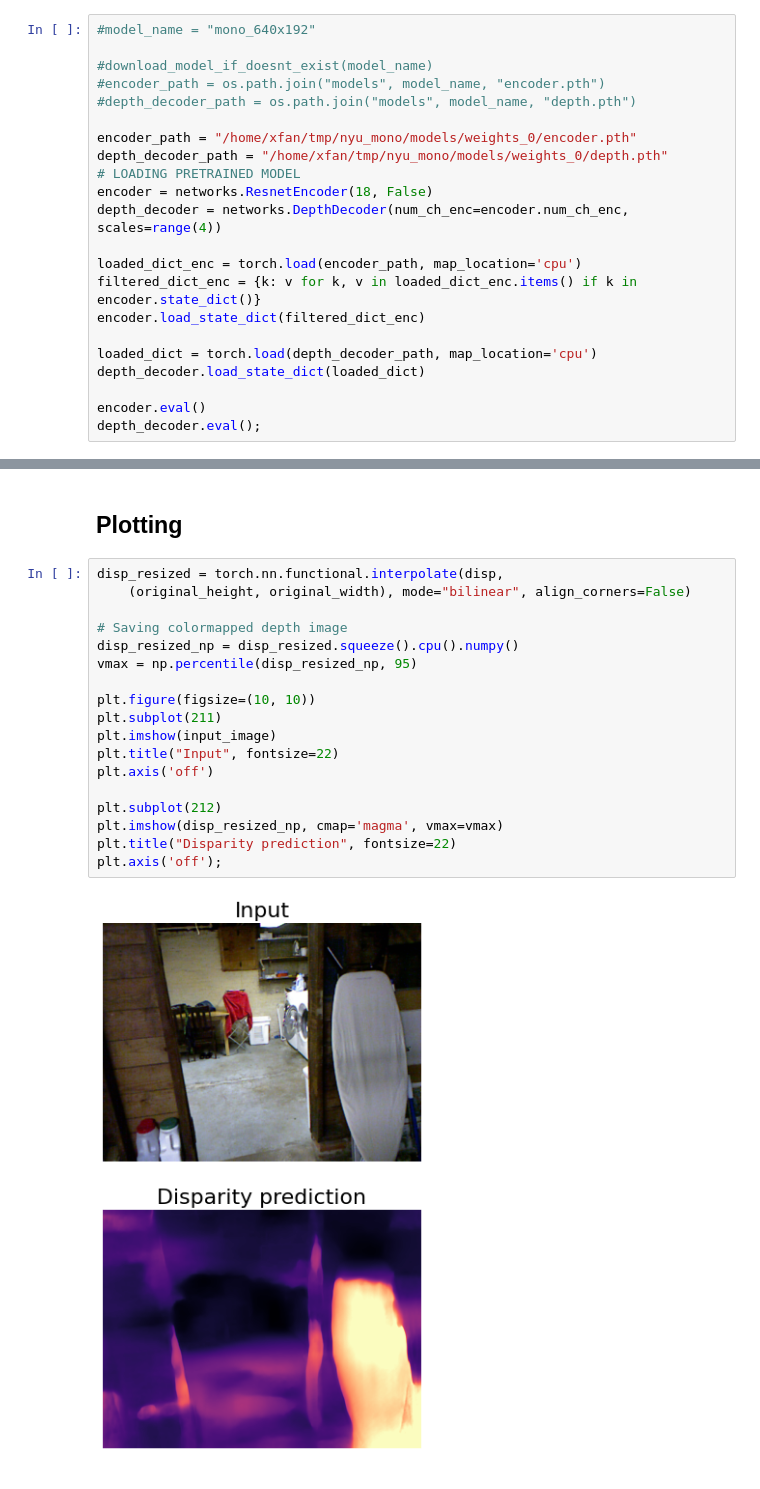
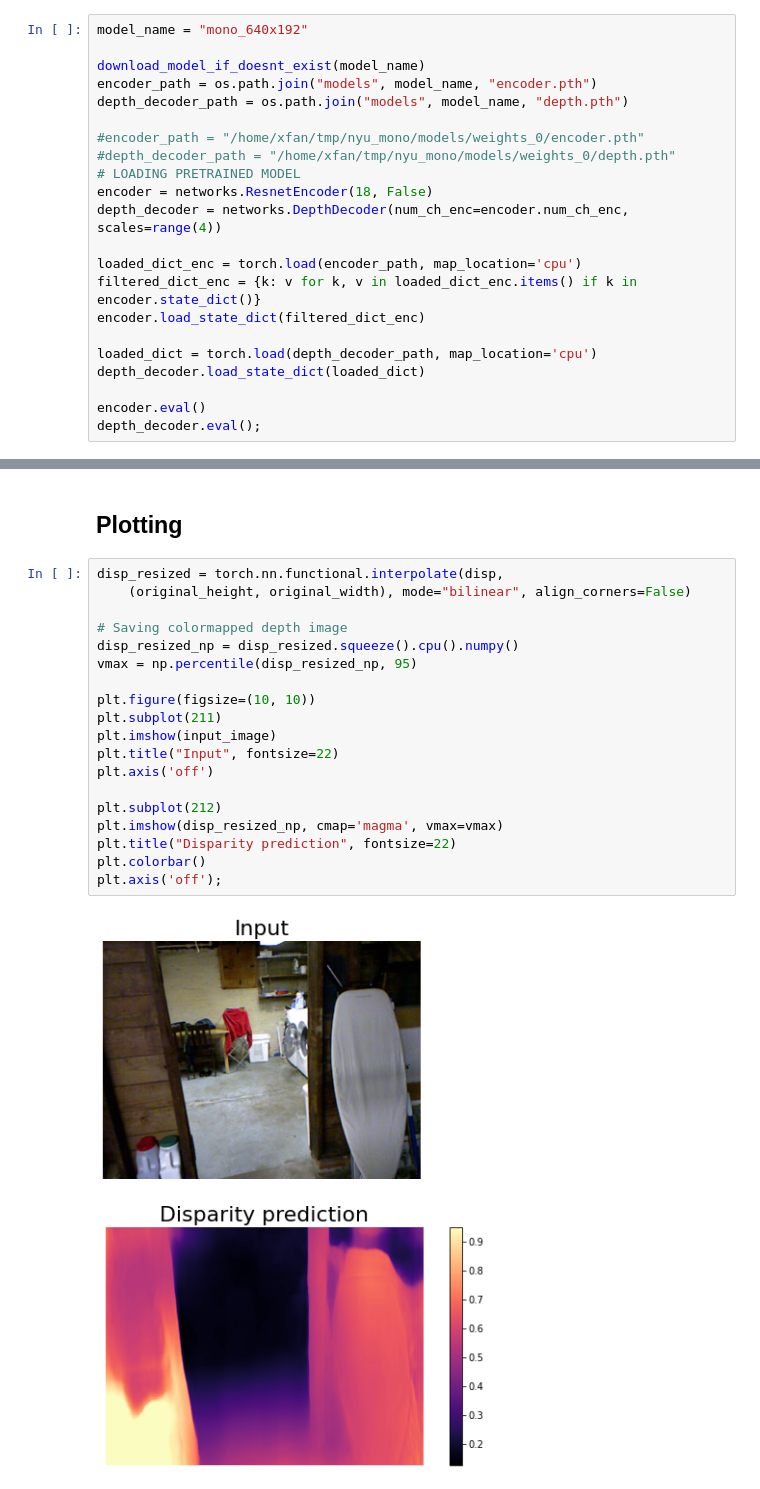
Before and after one commit to fanxiule/depth_estimation, a Jupyter notebook: monodepth2/depth_prediction_example.ipynb, the cells around one changed output, grey strips where cells are left out. Saved outputs shown, nothing was run; the diff lists cells and outputs as text.

```diff
--- a/monodepth2/depth_prediction_example.ipynb
+++ b/monodepth2/depth_prediction_example.ipynb
@@ -24,14 +24,14 @@ from utils import download_model_if_doesnt_exist
 # %% [markdown]
 ## Setting up network and loading weights
 # %%
-#model_name = "mono_640x192"
+model_name = "mono_640x192"
 
-#download_model_if_doesnt_exist(model_name)
-#encoder_path = os.path.join("models", model_name, "encoder.pth")
-#depth_decoder_path = os.path.join("models", model_name, "depth.pth")
+download_model_if_doesnt_exist(model_name)
+encoder_path = os.path.join("models", model_name, "encoder.pth")
+depth_decoder_path = os.path.join("models", model_name, "depth.pth")
 
-encoder_path = "/home/xfan/tmp/nyu_mono/models/weights_0/encoder.pth"
-depth_decoder_path = "/home/xfan/tmp/nyu_mono/models/weights_0/depth.pth"
+#encoder_path = "/home/xfan/tmp/nyu_mono/models/weights_0/encoder.pth"
+#depth_decoder_path = "/home/xfan/tmp/nyu_mono/models/weights_0/depth.pth"
 # LOADING PRETRAINED MODEL
 encoder = networks.ResnetEncoder(18, False)
 depth_decoder = networks.DepthDecoder(num_ch_enc=encoder.num_ch_enc, scales=range(4))
@@ -76,20 +76,21 @@ disp = outputs[("disp", 0)]
 # %%
 disp_resized = torch.nn.functional.interpolate(disp,
     (original_height, original_width), mode="bilinear", align_corners=False)
 
 # Saving colormapped depth image
 disp_resized_np = disp_resized.squeeze().cpu().numpy()
 vmax = np.percentile(disp_resized_np, 95)
 
 plt.figure(figsize=(10, 10))
 plt.subplot(211)
 plt.imshow(input_image)
 plt.title("Input", fontsize=22)
 plt.axis('off')
 
 plt.subplot(212)
 plt.imshow(disp_resized_np, cmap='magma', vmax=vmax)
 plt.title("Disparity prediction", fontsize=22)
+plt.colorbar()
 plt.axis('off');
 # %% [output]
-[figure, old version]
+[figure, new version]
```
Also changed, not shown: parts of 1 cell of this notebook, 6 other files.
